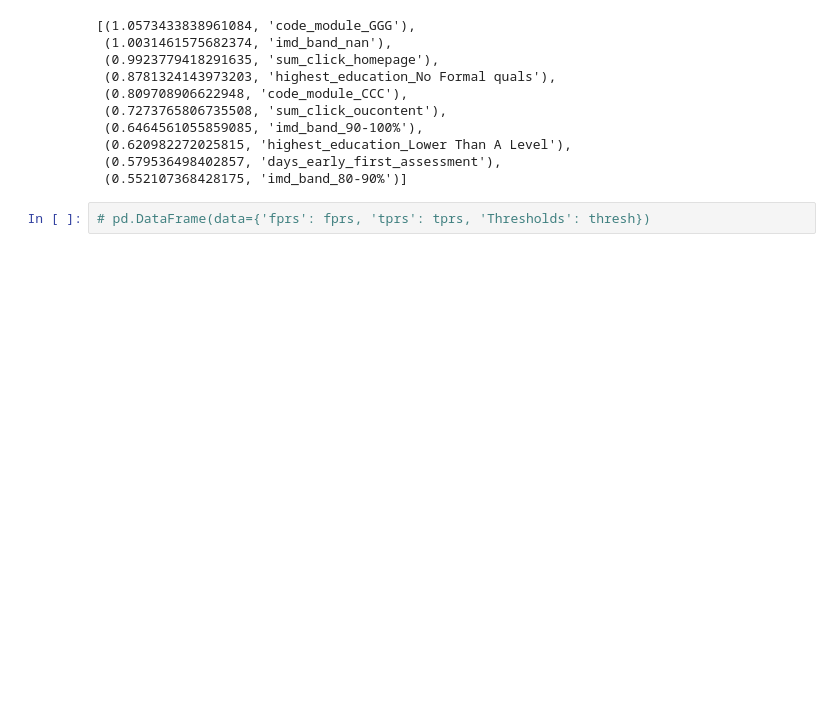
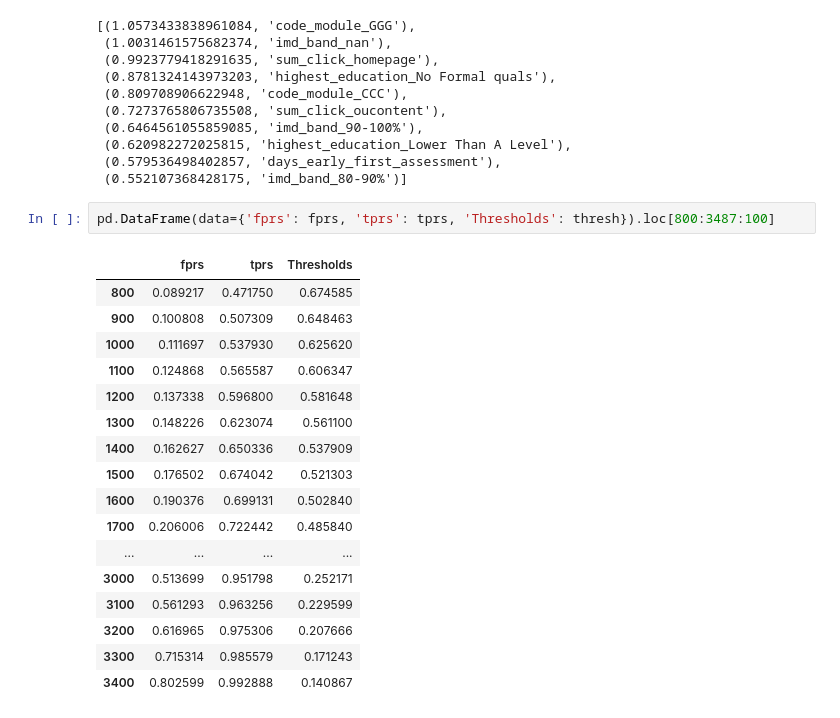
Before and after one commit to jeremymiller00/Predicting-Success-in-Online-Education, a Jupyter notebook: models/logistic_regression_completion.ipynb, the cells around one changed output. Saved outputs shown, nothing was run; the diff lists cells and outputs as text; blank space fills up the shorter version.

```diff
--- a/models/logistic_regression_completion.ipynb
+++ b/models/logistic_regression_completion.ipynb
@@ -149,4 +151,22 @@ The top ten features affecting completion are:
  (0.579536498402857, 'days_early_first_assessment'),
  (0.552107368428175, 'imd_band_80-90%')]
 # %%
-# pd.DataFrame(data={'fprs': fprs, 'tprs': tprs, 'Thresholds': thresh})
+pd.DataFrame(data={'fprs': fprs, 'tprs': tprs, 'Thresholds': thresh}).loc[800:3487:100]
+# %% [output]
+|  | fprs | tprs | Thresholds |
+| 800 | 0.089217 | 0.471750 | 0.674585 |
+| 900 | 0.100808 | 0.507309 | 0.648463 |
+| 1000 | 0.111697 | 0.537930 | 0.625620 |
+| 1100 | 0.124868 | 0.565587 | 0.606347 |
+| 1200 | 0.137338 | 0.596800 | 0.581648 |
+| 1300 | 0.148226 | 0.623074 | 0.561100 |
+| 1400 | 0.162627 | 0.650336 | 0.537909 |
+| 1500 | 0.176502 | 0.674042 | 0.521303 |
+| 1600 | 0.190376 | 0.699131 | 0.502840 |
+| 1700 | 0.206006 | 0.722442 | 0.485840 |
+| ... | ... | ... | ... |
+| 3000 | 0.513699 | 0.951798 | 0.252171 |
+| 3100 | 0.561293 | 0.963256 | 0.229599 |
+| 3200 | 0.616965 | 0.975306 | 0.207666 |
+| 3300 | 0.715314 | 0.985579 | 0.171243 |
+| 3400 | 0.802599 | 0.992888 | 0.140867 |
```
Also changed, not shown: parts of 1 cell of this notebook, 5 other files.
